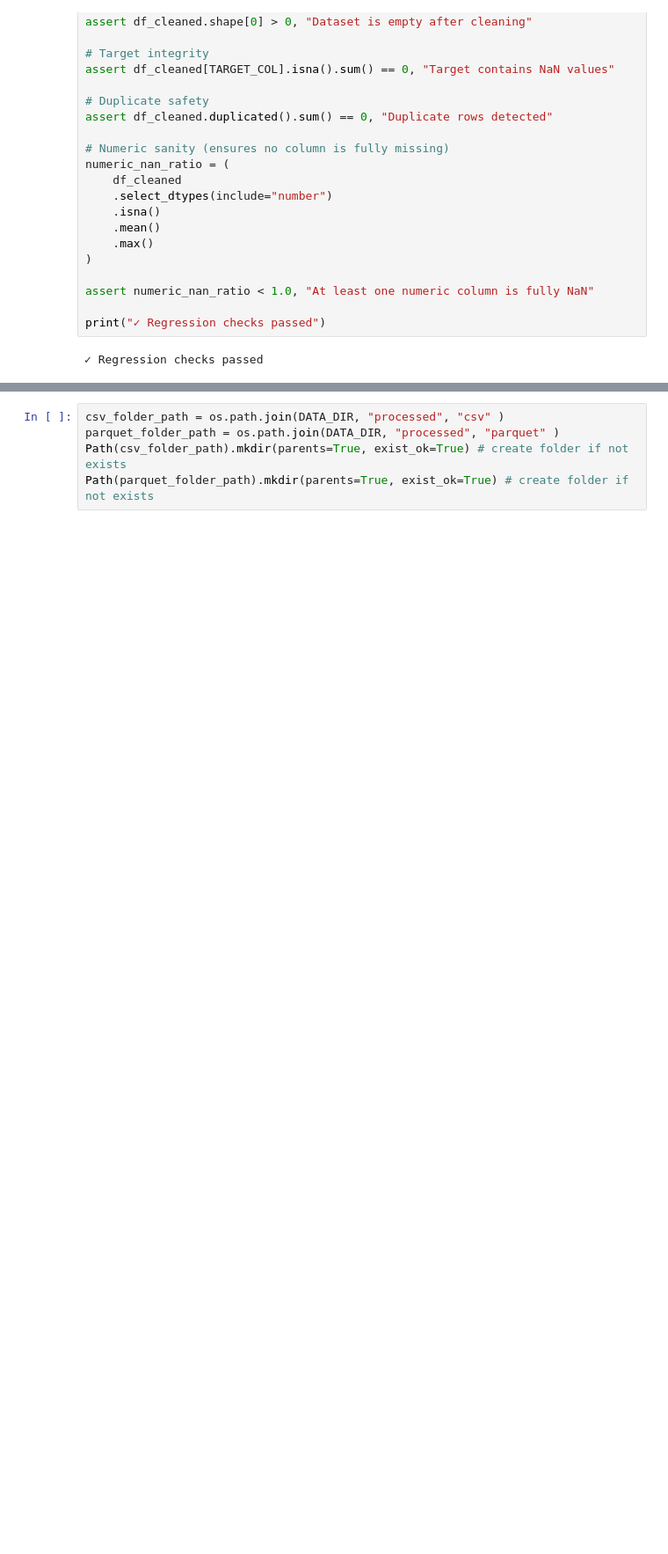
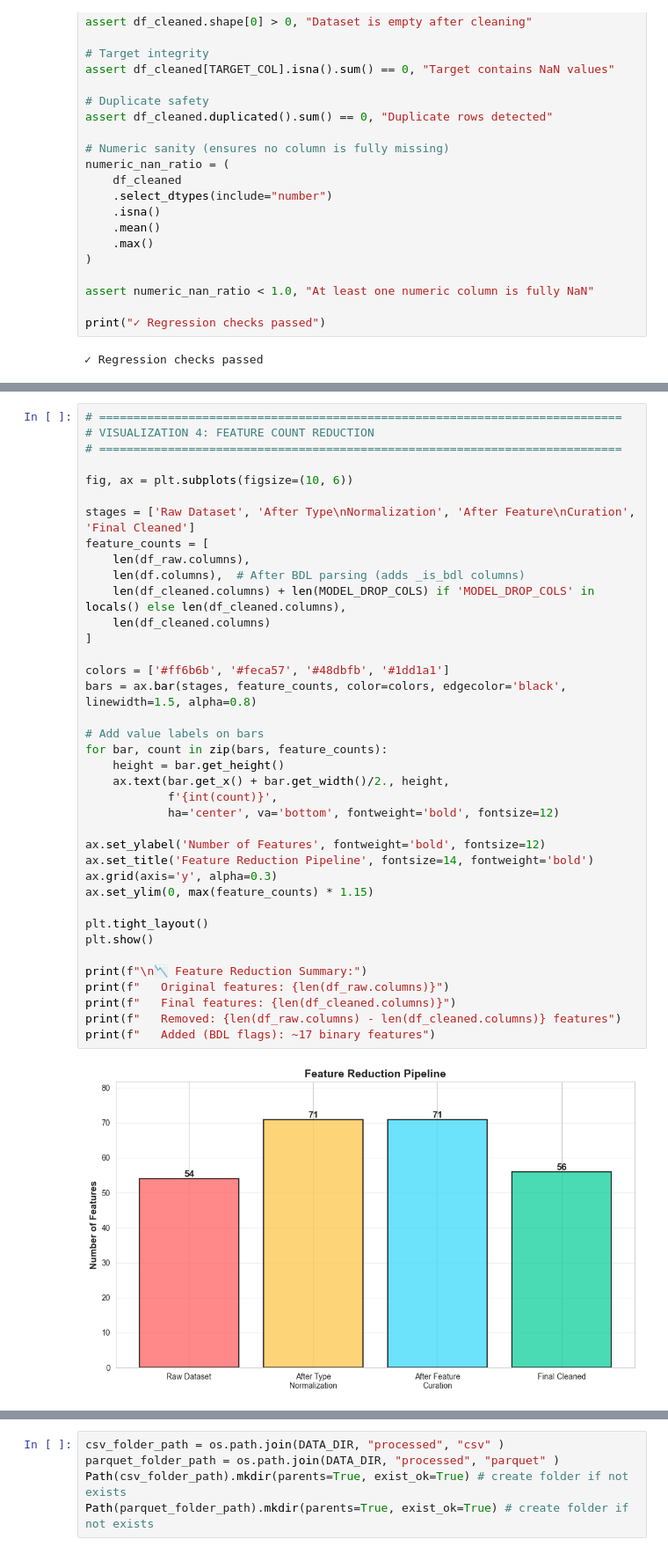
Before and after one commit to pandey-rakshit/AquaSafe, a Jupyter notebook: notebooks/02_data_cleaning.ipynb, the cells around one changed output, grey strips where cells are left out. Shown at 88% size. Saved outputs shown, nothing was run; the diff lists cells and outputs as text; blank space fills up the shorter version.

```diff
--- a/notebooks/02_data_cleaning.ipynb
+++ b/notebooks/02_data_cleaning.ipynb
@@ -874,0 +1138,40 @@ print("✓ Regression checks passed")
+# %%
+# ============================================================================
+# VISUALIZATION 4: FEATURE COUNT REDUCTION
+# ============================================================================
+
+fig, ax = plt.subplots(figsize=(10, 6))
+
+stages = ['Raw Dataset', 'After Type\nNormalization', 'After Feature\nCuration', 'Final Cleaned']
+feature_counts = [
+    len(df_raw.columns),
+    len(df.columns),  # After BDL parsing (adds _is_bdl columns)
+    len(df_cleaned.columns) + len(MODEL_DROP_COLS) if 'MODEL_DROP_COLS' in locals() else len(df_cleaned.columns),
+    len(df_cleaned.columns)
+]
+
+colors = ['#ff6b6b', '#feca57', '#48dbfb', '#1dd1a1']
+bars = ax.bar(stages, feature_counts, color=colors, edgecolor='black', linewidth=1.5, alpha=0.8)
+
+# Add value labels on bars
+for bar, count in zip(bars, feature_counts):
+    height = bar.get_height()
+    ax.text(bar.get_x() + bar.get_width()/2., height,
+            f'{int(count)}',
+            ha='center', va='bottom', fontweight='bold', fontsize=12)
+
+ax.set_ylabel('Number of Features', fontweight='bold', fontsize=12)
+ax.set_title('Feature Reduction Pipeline', fontsize=14, fontweight='bold')
+ax.grid(axis='y', alpha=0.3)
+ax.set_ylim(0, max(feature_counts) * 1.15)
+
+plt.tight_layout()
+plt.show()
+
+print(f"\n📉 Feature Reduction Summary:")
+print(f"   Original features: {len(df_raw.columns)}")
+print(f"   Final features: {len(df_cleaned.columns)}")
+print(f"   Removed: {len(df_raw.columns) - len(df_cleaned.columns)} features")
+print(f"   Added (BDL flags): ~17 binary features")
+# %% [output]
+[figure, added]
```
Also changed, not shown: parts of 14 cells of this notebook, 21 other files.
